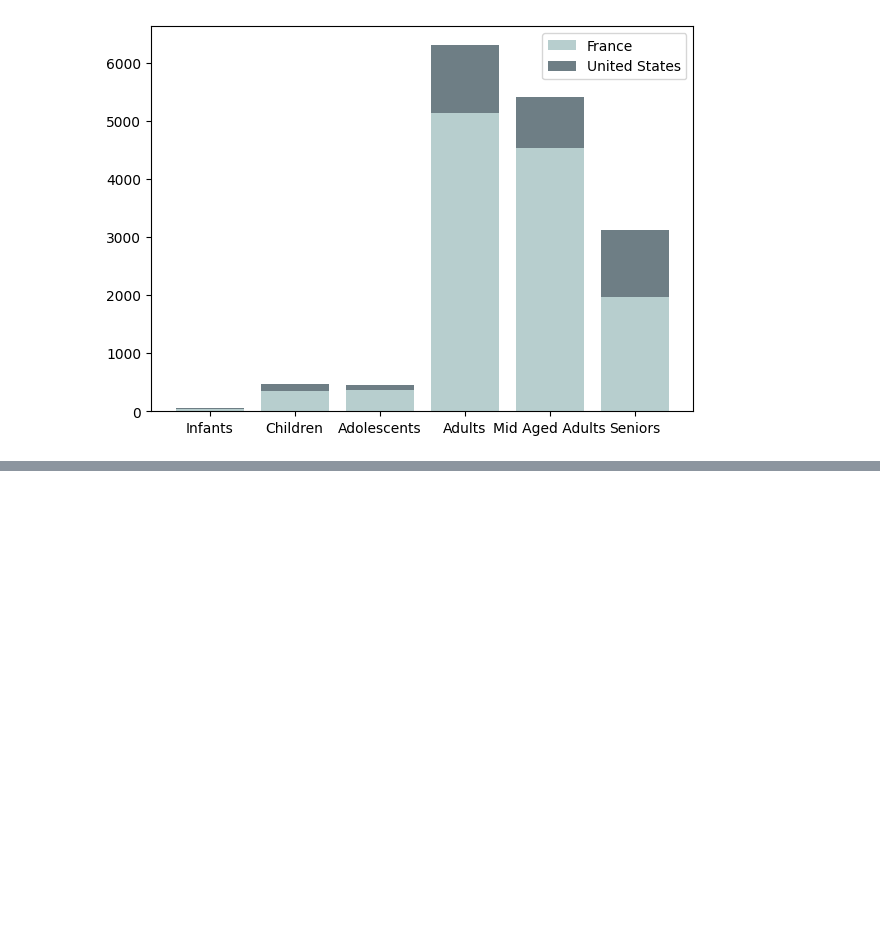
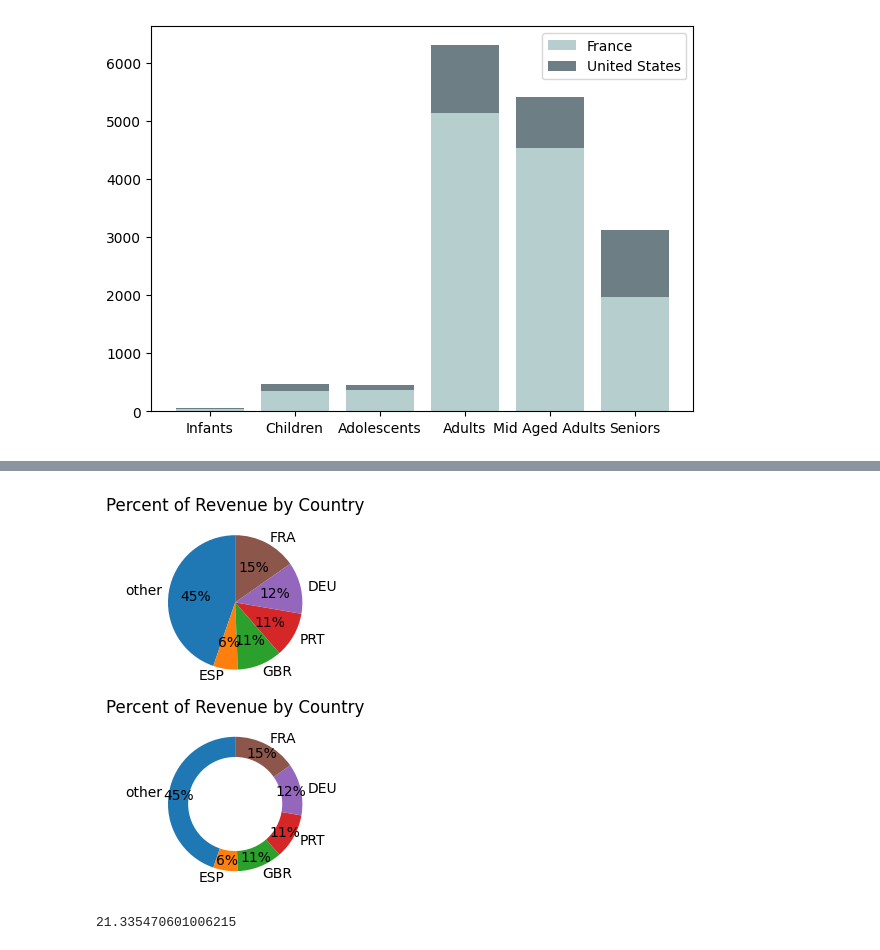
Before and after one commit to HariSudhan76/DataVisualization, a Jupyter notebook: MatplotlibBasics.ipynb, the cells around one changed output, grey strips where cells are left out. Saved outputs shown, nothing was run; the diff lists cells and outputs as text; code cells hidden in the pictures; blank space fills up the shorter version.

```diff
--- a/MatplotlibBasics.ipynb
+++ b/MatplotlibBasics.ipynb
@@ -173,0 +272,35 @@ plt.show()
+# %%
+hotel_pie = (hotel.groupby("Nationality")
+.agg({"LodgingRevenue":"sum"})
+.sort_values("LodgingRevenue",ascending=False)
+)
+hotel_pie = (pd.concat([hotel_pie.iloc[:5],
+             pd.DataFrame({"LodgingRevenue":hotel_pie.iloc[5:,0].sum()},
+             index=["other"])]
+             )
+).iloc[::-1]
+
+fig, ax = plt.subplots(2)
+ax[0].pie(x=hotel_pie.LodgingRevenue,
+          labels=hotel_pie.index,
+          startangle=90,
+          autopct="%.0f%%"
+          )
+ax[0].set_title("Percent of Revenue by Country")
+ax[1].pie(x=hotel_pie.LodgingRevenue,
+          labels=hotel_pie.index,
+          startangle=90,
+          autopct="%.0f%%",
+          pctdistance = .85
+          )
+ax[1].set_title("Percent of Revenue by Country")
+donut_hole = plt.Circle((0,0),.7,fc="white")
+fig = plt.gcf()
+fig.gca().add_artist(donut_hole)
+plt.show()
+# %% [output]
+[figure, added]
+# %%
+1033166.30*100/(3809315.59+1033166.30)
+# %% [output]
+21.335470601006215
```
Also changed, not shown: parts of 5 cells of this notebook.
